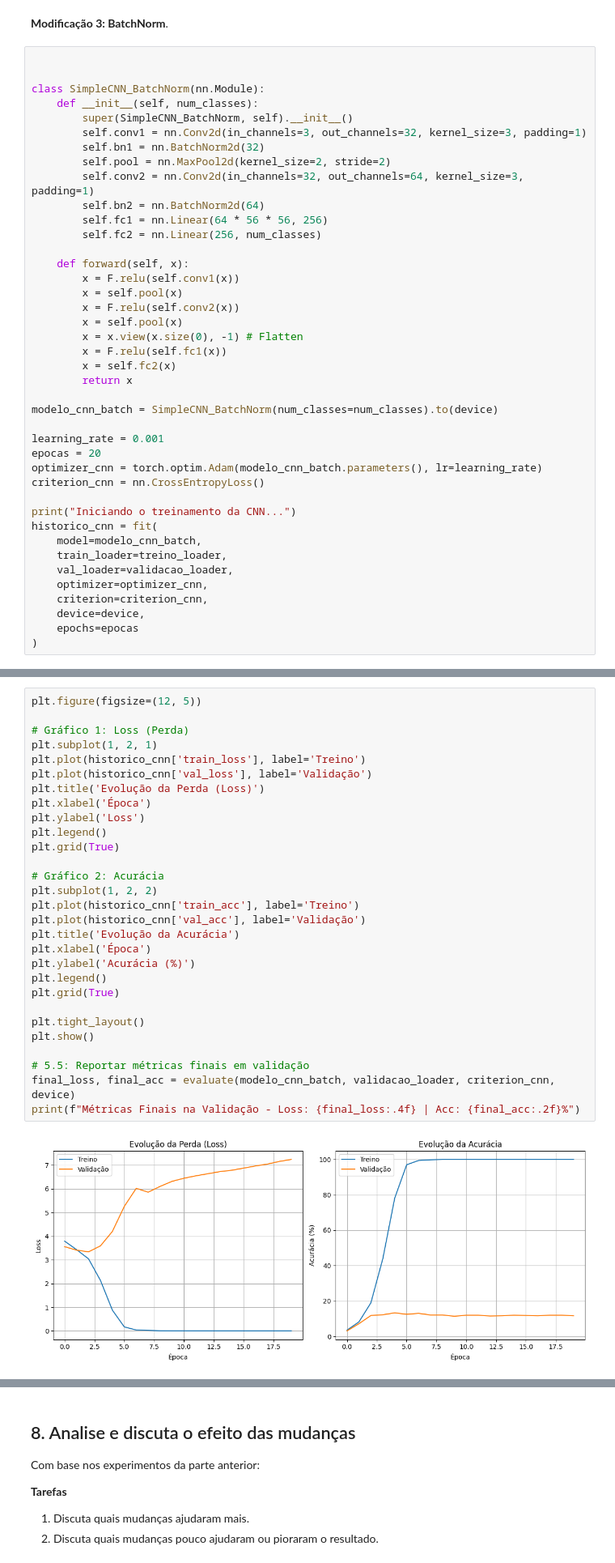
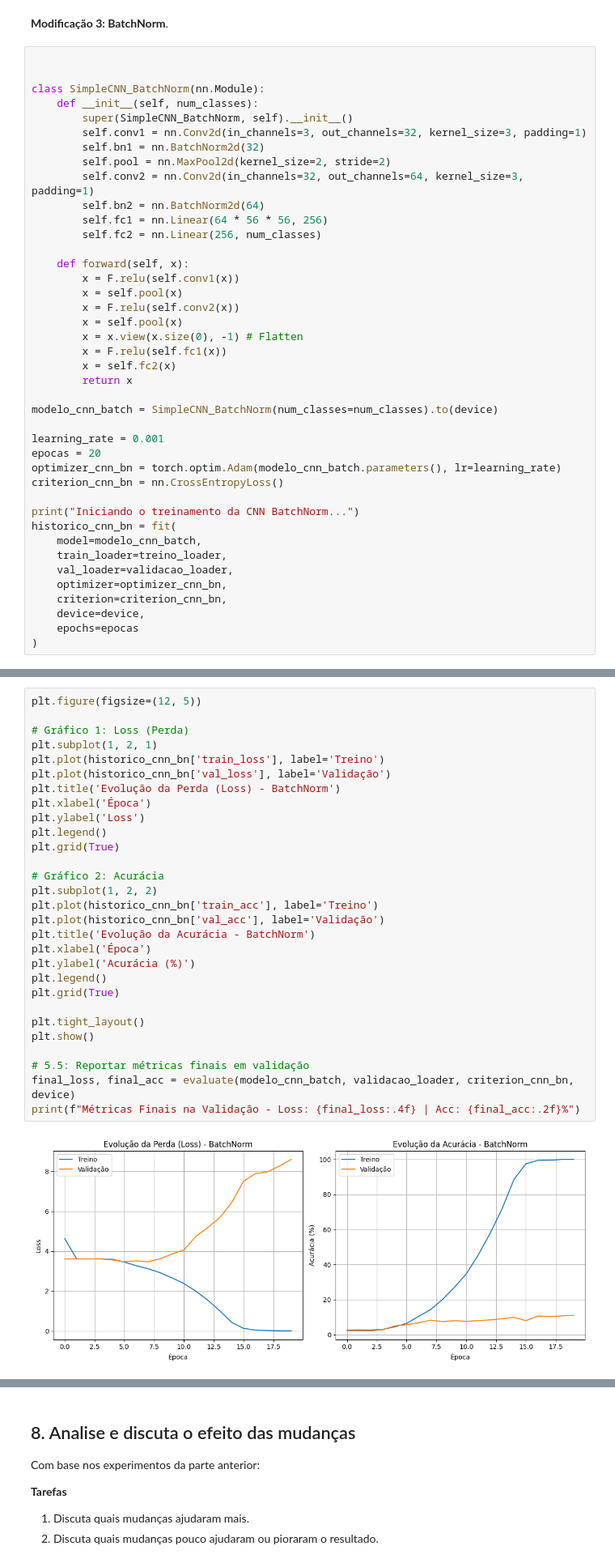
Before and after one commit to Heri-impatech/trabalho_I_ml2, a Jupyter notebook: trabalho_1/classificacao_com_cnn.ipynb, the cells around one changed output, grey strips where cells are left out. Shown at 81% size. Saved outputs shown, nothing was run; the diff lists cells and outputs as text.

```diff
--- a/trabalho_1/classificacao_com_cnn.ipynb
+++ b/trabalho_1/classificacao_com_cnn.ipynb
@@ -1065,16 +998,16 @@ modelo_cnn_batch = SimpleCNN_BatchNorm(num_classes=num_classes).to(device)
 
 learning_rate = 0.001
 epocas = 20
-optimizer_cnn = torch.optim.Adam(modelo_cnn_batch.parameters(), lr=learning_rate)
-criterion_cnn = nn.CrossEntropyLoss()
+optimizer_cnn_bn = torch.optim.Adam(modelo_cnn_batch.parameters(), lr=learning_rate)
+criterion_cnn_bn = nn.CrossEntropyLoss()
 
-print("Iniciando o treinamento da CNN...")
-historico_cnn = fit(
+print("Iniciando o treinamento da CNN BatchNorm...")
+historico_cnn_bn = fit(
     model=modelo_cnn_batch,
     train_loader=treino_loader,
     val_loader=validacao_loader,
-    optimizer=optimizer_cnn,
-    criterion=criterion_cnn,
+    optimizer=optimizer_cnn_bn,
+    criterion=criterion_cnn_bn,
     device=device,
     epochs=epocas
 )
@@ -1099,31 +1032,31 @@ Iniciando o treinamento da CNN...
 # %%
 plt.figure(figsize=(12, 5))
 
 # Gráfico 1: Loss (Perda)
 plt.subplot(1, 2, 1)
-plt.plot(historico_cnn['train_loss'], label='Treino')
-plt.plot(historico_cnn['val_loss'], label='Validação')
-plt.title('Evolução da Perda (Loss)')
+plt.plot(historico_cnn_bn['train_loss'], label='Treino')
+plt.plot(historico_cnn_bn['val_loss'], label='Validação')
+plt.title('Evolução da Perda (Loss) - BatchNorm')
 plt.xlabel('Época')
 plt.ylabel('Loss')
 plt.legend()
 plt.grid(True)
 
 # Gráfico 2: Acurácia
 plt.subplot(1, 2, 2)
-plt.plot(historico_cnn['train_acc'], label='Treino')
-plt.plot(historico_cnn['val_acc'], label='Validação')
-plt.title('Evolução da Acurácia')
+plt.plot(historico_cnn_bn['train_acc'], label='Treino')
+plt.plot(historico_cnn_bn['val_acc'], label='Validação')
+plt.title('Evolução da Acurácia - BatchNorm')
 plt.xlabel('Época')
 plt.ylabel('Acurácia (%)')
 plt.legend()
 plt.grid(True)
 
 plt.tight_layout()
 plt.show()
 
 # 5.5: Reportar métricas finais em validação
-final_loss, final_acc = evaluate(modelo_cnn_batch, validacao_loader, criterion_cnn, device)
+final_loss, final_acc = evaluate(modelo_cnn_batch, validacao_loader, criterion_cnn_bn, device)
 print(f"Métricas Finais na Validação - Loss: {final_loss:.4f} | Acc: {final_acc:.2f}%")
 # %% [output]
-[figure, old version]
+[figure, new version]
```
Also changed, not shown: parts of 21 cells of this notebook.
